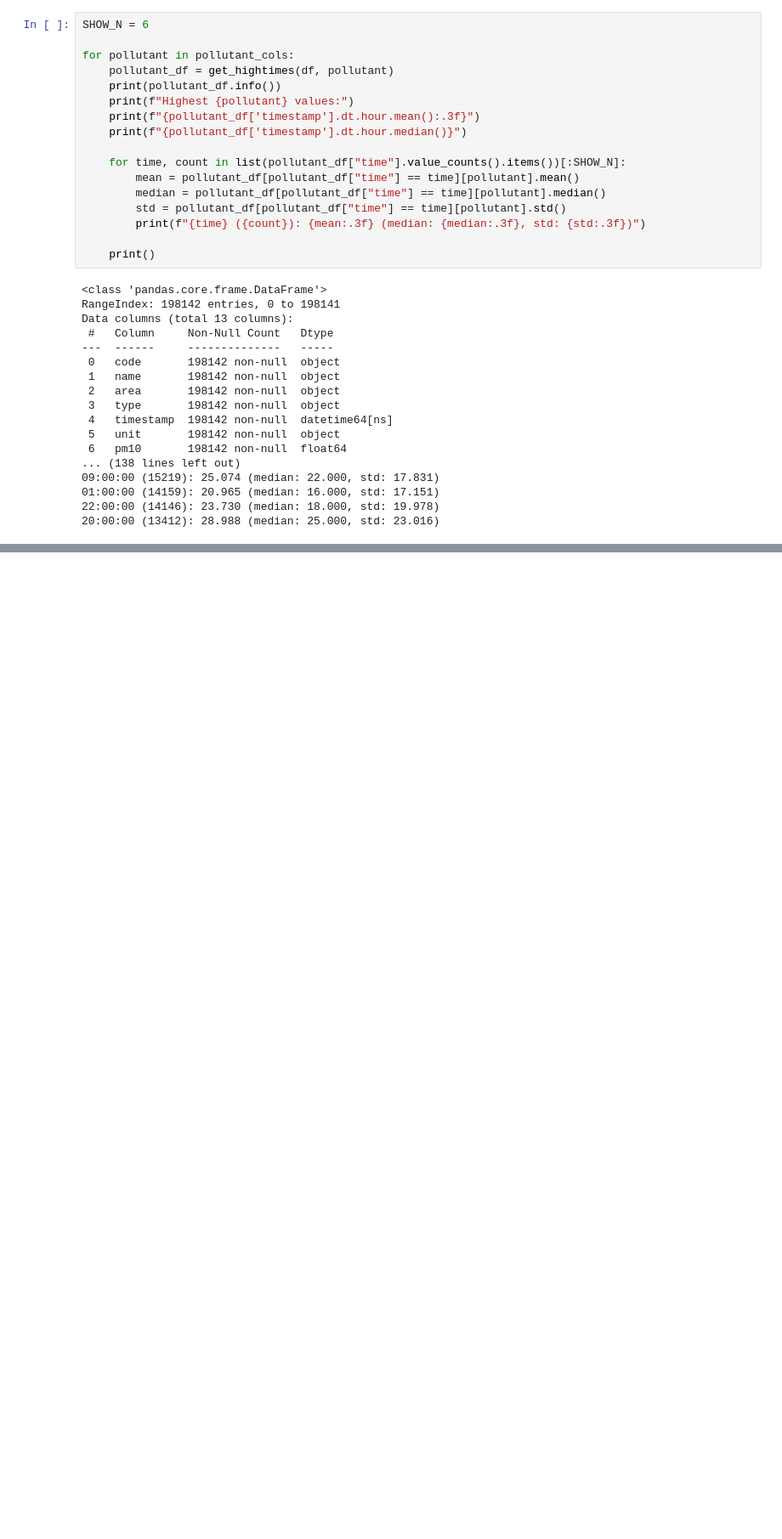
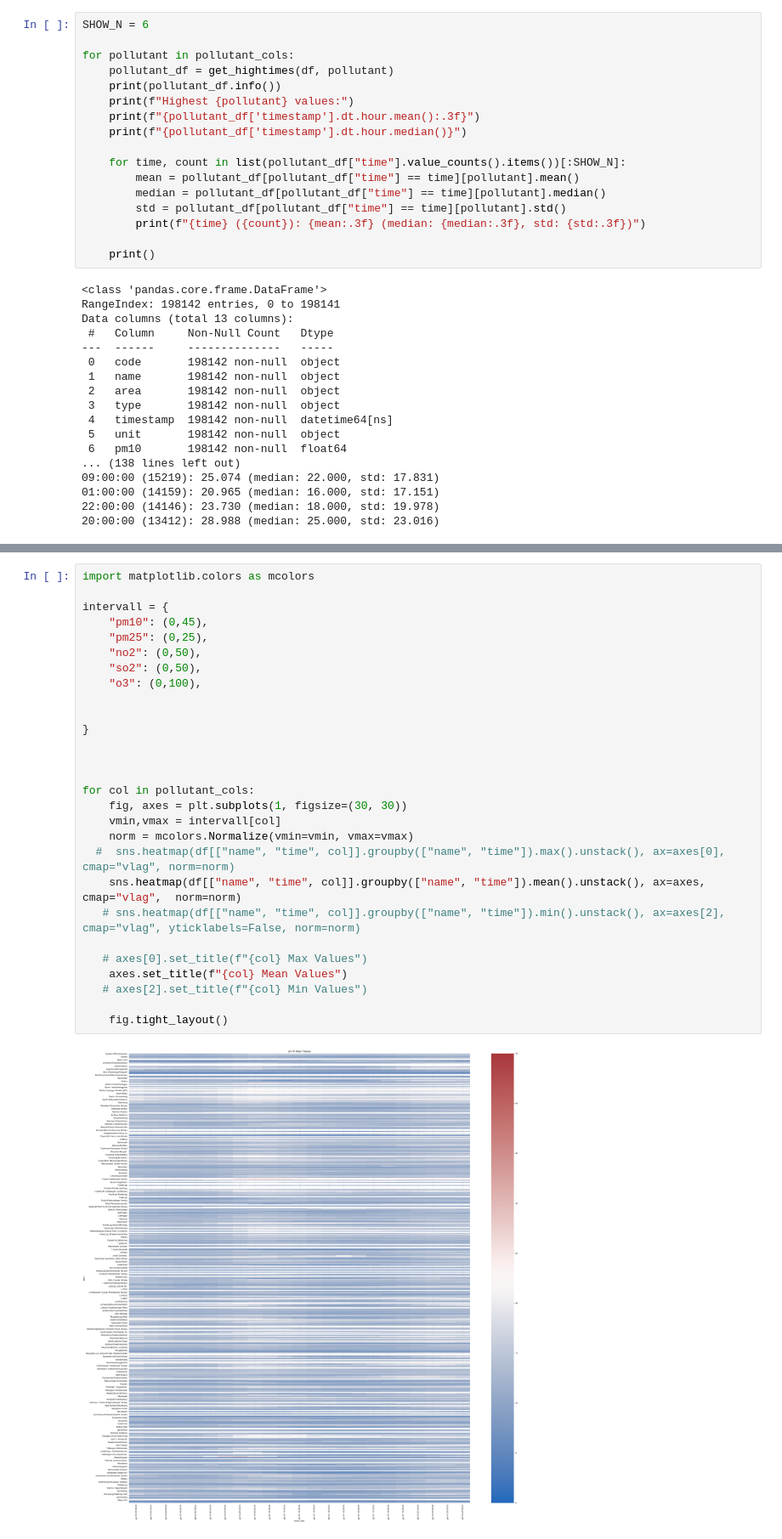
Before and after one commit to techlab-ms-wt25-gruppe2/Luftdatenanalyse, a Jupyter notebook: stats.ipynb, the cells around one changed output, grey strips where cells are left out. Shown at 85% size. Cells and saved outputs as stored; diff of their text form; blank space fills up the shorter version.

```diff
--- a/stats.ipynb
+++ b/stats.ipynb
@@ -85,0 +115,30 @@ Data columns (total 13 columns):
+# %%
+import matplotlib.colors as mcolors
+
+intervall = {
+    "pm10": (0,45),
+    "pm25": (0,25),
+    "no2": (0,50),
+    "so2": (0,50),
+    "o3": (0,100),
+
+
+}
+
+
+
+for col in pollutant_cols:
+    fig, axes = plt.subplots(1, figsize=(30, 30))
+    vmin,vmax = intervall[col]
+    norm = mcolors.Normalize(vmin=vmin, vmax=vmax)
+  #  sns.heatmap(df[["name", "time", col]].groupby(["name", "time"]).max().unstack(), ax=axes[0], cmap="vlag", norm=norm)
+    sns.heatmap(df[["name", "time", col]].groupby(["name", "time"]).mean().unstack(), ax=axes, cmap="vlag",  norm=norm)
+   # sns.heatmap(df[["name", "time", col]].groupby(["name", "time"]).min().unstack(), ax=axes[2], cmap="vlag", yticklabels=False, norm=norm)
+
+   # axes[0].set_title(f"{col} Max Values")
+    axes.set_title(f"{col} Mean Values")
+   # axes[2].set_title(f"{col} Min Values")
+
+    fig.tight_layout()
+# %% [output]
+[figure, added]
```
Also changed, not shown: parts of 2 cells of this notebook.
